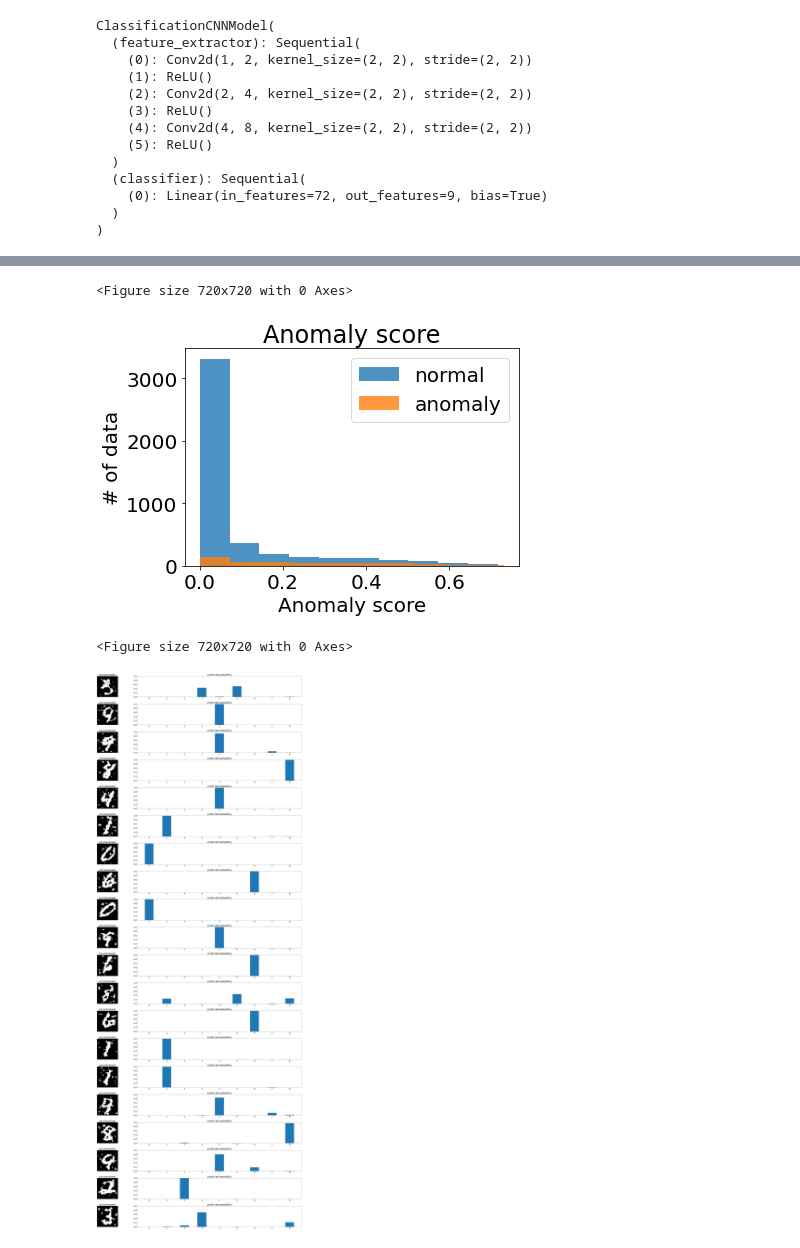
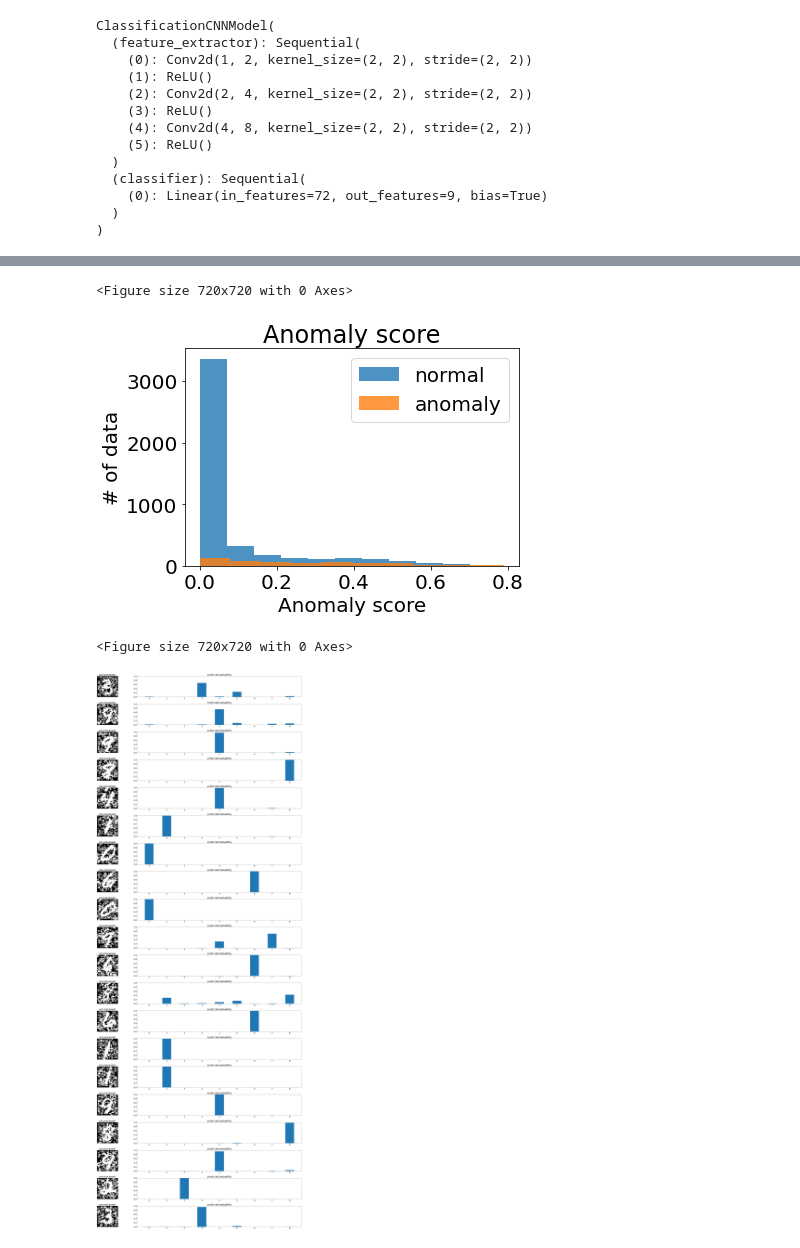
Before and after one commit to jhChoi1997/EE488_AI_Convergence_Capstone_Design_Anomaly_Detection_2022spring, a Jupyter notebook: Experiment2/Corrupted_MNIST_FrontEnd.ipynb, the cells around one changed output, grey strips where cells are left out. Drawn from its saved outputs; the diff is of its cells as text; code cells hidden in the pictures.

```diff
--- a/Experiment2/Corrupted_MNIST_FrontEnd.ipynb
+++ b/Experiment2/Corrupted_MNIST_FrontEnd.ipynb
@@ -80,8 +80,8 @@ print(len(test_dataset))
 class ClassificationCNNModel(nn.Module):
     def __init__(self):
         super(ClassificationCNNModel, self).__init__()
-        self.sm_weight = torch.tensor([[1/64,1/64,1/64,1/64,1/64],[1/64,1/32,1/32,1/32,1/64],[1/64,1/32,1/2,1/32,1/64],[1/64,1/25,1/25,1/25,1/64],[1/64,1/64,1/64,1/64,1/64]]).view(1,1,5,5).to(device)
-        self.sm_weight2 = torch.tensor([[1/9,1/9,1/9],[1/9,1/9,1/9],[1/9,1/9,1/9]]).view(1,1,3,3).to(device)
+        self.sm_weight = torch.tensor([[1/64,1/64,1/64,1/64,1/64],[1/64,1/32,1/32,1/32,1/64],[1/64,1/32,1/2,1/32,1/64],[1/64,1/32,1/32,1/32,1/64],[1/64,1/64,1/64,1/64,1/64]]).view(1,1,5,5).to(device)
+
 
         self.feature_extractor = nn.Sequential(
             nn.Conv2d(1,2,kernel_size = (2,2), stride = (2,2)),
@@ -98,8 +98,6 @@ class ClassificationCNNModel(nn.Module):
     def forward(self, x):
         mask = F.conv2d(x, self.sm_weight, padding=2)
         out = x*(mask>0.7).float()
-        mask = F.conv2d(out, self.sm_weight2, padding=1)
-        out = out*(mask>0.7).float()
         out = self.feature_extractor(x)
         out = out.reshape(out.shape[0],-1)
         out = self.classifier(out)
@@ -301,39 +299,37 @@ plt.legend(['normal','anomaly'])
 plt.figure(figsize=(10,10))
 # %% [output]
 <Figure size 720x720 with 0 Axes>
-[figure, old version]
+[figure, new version]
 <Figure size 720x720 with 0 Axes>
 # %%
 n = 20
 plt.figure(figsize=(40, 80))
 
 for i in range(n):
     input_image = test_dataset[i][0].to(device)
     pred_prob = torch.softmax(best_model(input_image.unsqueeze(0)),dim=1).cpu().detach().squeeze().numpy()
 
-    filter = torch.tensor([[1/64,1/64,1/64,1/64,1/64],[1/64,1/32,1/32,1/32,1/64],[1/64,1/32,1/2,1/32,1/64],[1/64,1/25,1/25,1/25,1/64],[1/64,1/64,1/64,1/64,1/64]]).view(1,1,5,5).to(device)
-    filter2 = torch.tensor([[1/9,1/9,1/9],[1/9,1/9,1/9],[1/9,1/9,1/9]]).view(1,1,3,3).to(device)
+    filter = torch.tensor([[1/64,1/64,1/64,1/64,1/64],[1/64,1/32,1/32,1/32,1/64],[1/64,1/32,1/2,1/32,1/64],[1/64,1/32,1/32,1/32,1/64],[1/64,1/64,1/64,1/64,1/64]]).view(1,1,5,5).to(device)
+
     mask = F.conv2d(input_image.view(1,1,28,28), filter, padding=2)
-    input_image = input_image*(mask>0.7).float()
-    mask = F.conv2d(input_image.view(1,1,28,28), filter2, padding=1)
     input_image = input_image*(mask>0.7).float()
     input_image = input_image.squeeze().squeeze()
 
     ax = plt.subplot(n, 2, 2*i+1)
     plt.imshow(input_image.cpu())
     plt.title('pre processed')
     plt.gray()
     ax.get_xaxis().set_visible(False)
     ax.get_yaxis().set_visible(False)
 
     ax2 = plt.subplot(n, 2, 2*i+2)
     ax2.set_ylim([0,1])
     classify_as = np.array(list(range(ANOMALY_NUM)) + list(range(ANOMALY_NUM+1,9)))
     plt.bar(classify_as, pred_prob, width = 0.5, tick_label = [str(i) for i in classify_as])
     #plt.imshow(output_image[0].squeeze().detach().cpu())
     plt.title('predicted probability')
     plt.tight_layout()
 
 plt.show()
 # %% [output]
-[figure, old version]
+[figure, new version]
```
Also changed, not shown: parts of 3 cells of this notebook.
